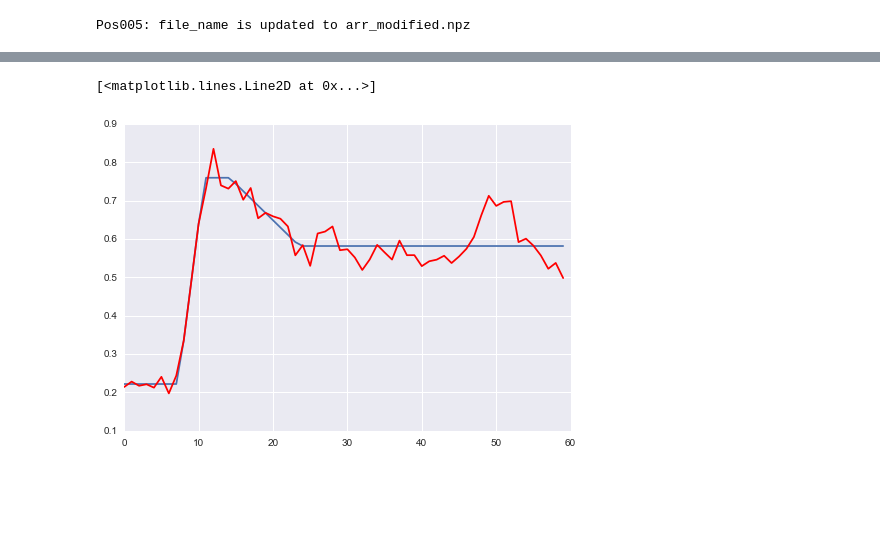
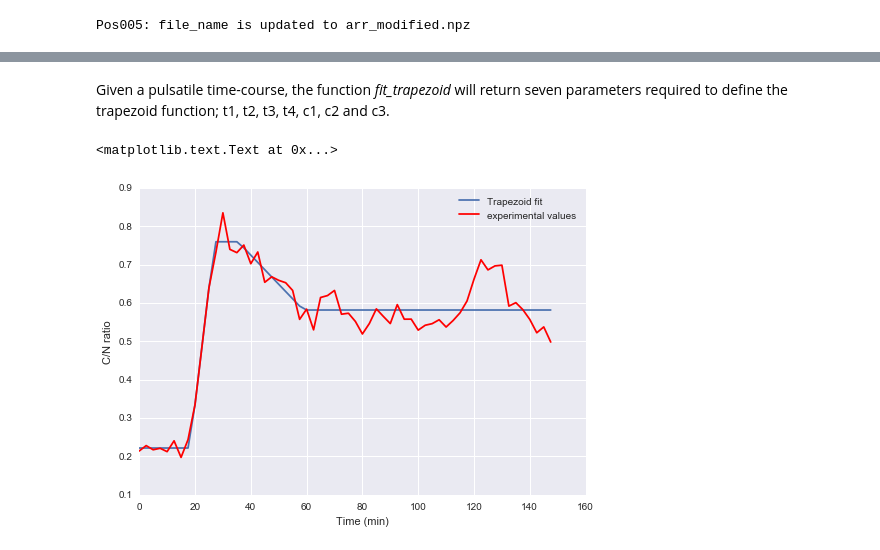
Before and after one commit to macklin/covertrace, a Jupyter notebook: KTRProtocol.ipynb, the cells around one changed output, grey strips where cells are left out. Drawn from its saved outputs; the diff is of its cells as text; code cells hidden in the pictures; blank space fills up the shorter version.

```diff
--- a/KTRProtocol.ipynb
+++ b/KTRProtocol.ipynb
@@ -410,7 +388,7 @@ sites_il1b.merge_conditions()
 # %% [output]
 Pos005: file_name is updated to arr_modified.npz
 # %%
-sites_il1b.staged.state = ['cytoplasm', 'TRITC', 'median_ratio']
+sites_il1b.set_state([['cytoplasm', 'TRITC', 'median_ratio'], ['cytoplasm', 'YFP', 'median_ratio']])
 plot_all = partial(ops_plotter.plot_all)
 fig, axes = sites_il1b.iterate(plot_all)
 # %% [output]
@@ -429,0 +415,7 @@ for q in q_store:
+# %%
+cell_id = 1
+time = np.arange(0, 150, 2.5)  # in minute
+single_rcn = sites_il1b.Pos005.data['cytoplasm', 'TRITC', 'median_ratio'][cell_id, :]
+plt.plot(time, single_rcn)
+plt.ylabel('C/N ratio')
+plt.xlabel('Time (min)')
@@ -430,16 +428,14 @@ for q in q_store:
+# %% [markdown]
+Given a pulsatile time-course, the function *fit_trapezoid* will return seven parameters required to define the trapezoid function; t1, t2, t3, t4, c1, c2 and c3.
 # %%
-time = np.arange(0, 150, 2.5)  # in minute
-single_rcn = sites_il1b.Pos005.data['cytoplasm', 'TRITC', 'median_ratio'][1, :]
-param_set['k_iu'] = k_iu_sc[1]
-param_set['k_ip'] = k_ip_sc[1]
-param_set['k_eu'] = k_eu_sc[1]
-param_set['k_ep'] = k_ep_sc[1]
-
 t1, t2, t3, t4, c1, c2, c3 = fit_trapezoid(time, single_rcn)
 kin_func = lambda t: np.interp(t, [t1, t2, t3, t4, time[-1]], [c1, c2, c2, c3, c3])
-plt.plot(kin_func(time))
+plt.plot(time, kin_func(time))
 plt.hold(True)
-plt.plot(single_rcn, 'r')
+plt.plot(time, single_rcn, 'r')
+plt.legend(['Trapezoid fit', 'experimental values'])
+plt.ylabel('C/N ratio')
+plt.xlabel('Time (min)')
 # %% [output]
-[<matplotlib.lines.Line2D at 0x...>]
+<matplotlib.text.Text at 0x...>
-[figure, old version]
+[figure, new version]
```
Also changed, not shown: parts of 21 cells of this notebook.
